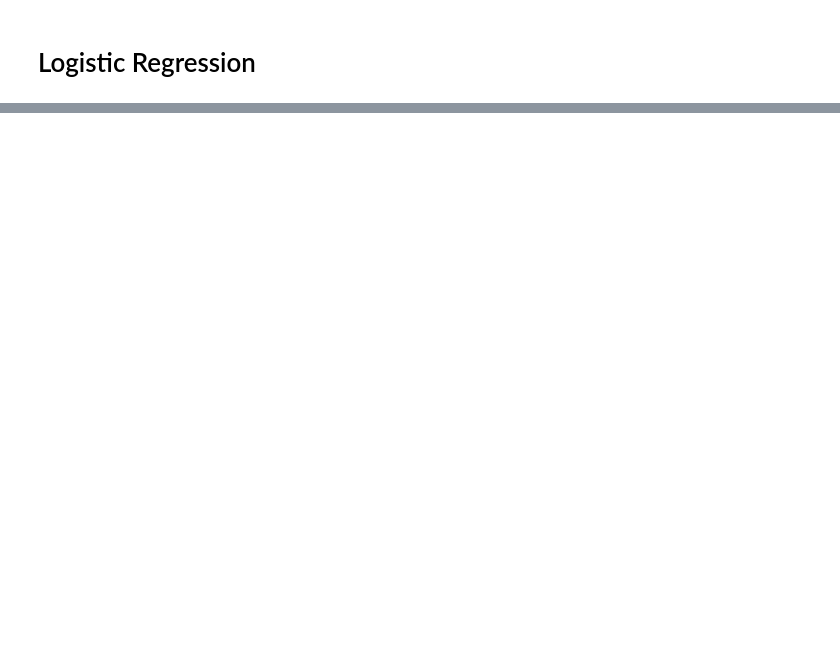
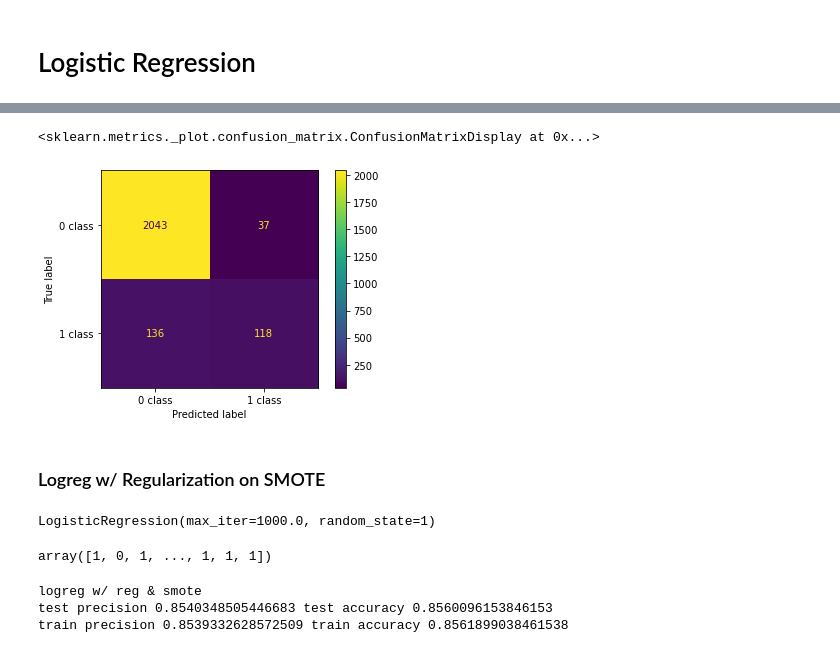
Before and after one commit to natehiatt/covid_vax_project, a Jupyter notebook: notebooks/modelling_scratch.ipynb, the cells around one changed output, grey strips where cells are left out. Cells and saved outputs as stored; diff of their text form; code cells hidden in the pictures; blank space fills up the shorter version.

```diff
--- a/notebooks/modelling_scratch.ipynb
+++ b/notebooks/modelling_scratch.ipynb
@@ -65,0 +327,2 @@ cross_validate(final_dt, X_train, y_train, scoring=['precision', 'accuracy'],ret
+# %%
+logreg_model = LogisticRegression(random_state=1, penalty='l2', max_iter=1e3)
@@ -65,0 +344,25 @@ cross_validate(final_dt, X_train, y_train, scoring=['precision', 'accuracy'],ret
+# %%
+y_pred_regularized = logreg_model.predict(X_train_scaled)
+# %%
+cm = confusion_matrix(y_train, y_pred_regularized)
+ConfusionMatrixDisplay(cm, display_labels=['0 class', '1 class']).plot()
+# %% [output]
+<sklearn.metrics._plot.confusion_matrix.ConfusionMatrixDisplay at 0x...>
+[figure, added]
+# %% [markdown]
+### Logreg w/ Regularization on SMOTE
+# %%
+logreg_model.fit(X_train_smote, y_train_smote)
+# %% [output]
+LogisticRegression(max_iter=1000.0, random_state=1)
+# %%
+logreg_model.predict(X_train_smote)
+# %% [output]
+array([1, 0, 1, ..., 1, 1, 1])
+# %%
+cv_results3 = cross_validate(logreg_model, X_train_smote, y_train_smote, scoring=['precision', 'accuracy'],return_train_score=True)
+cv_results3 = print('logreg w/ reg & smote \ntest precision', cv_results3['test_precision'].mean(), 'test accuracy', cv_results3['test_accuracy'].mean(), '\ntrain precision', cv_results3['train_precision'].mean(), 'train accuracy', cv_results3['train_accuracy'].mean())
+# %% [output]
+logreg w/ reg & smote
+test precision 0.8540348505446683 test accuracy 0.8560096153846153
+train precision 0.8539332628572509 train accuracy 0.8561899038461538
```
Also changed, not shown: parts of 72 cells of this notebook.
